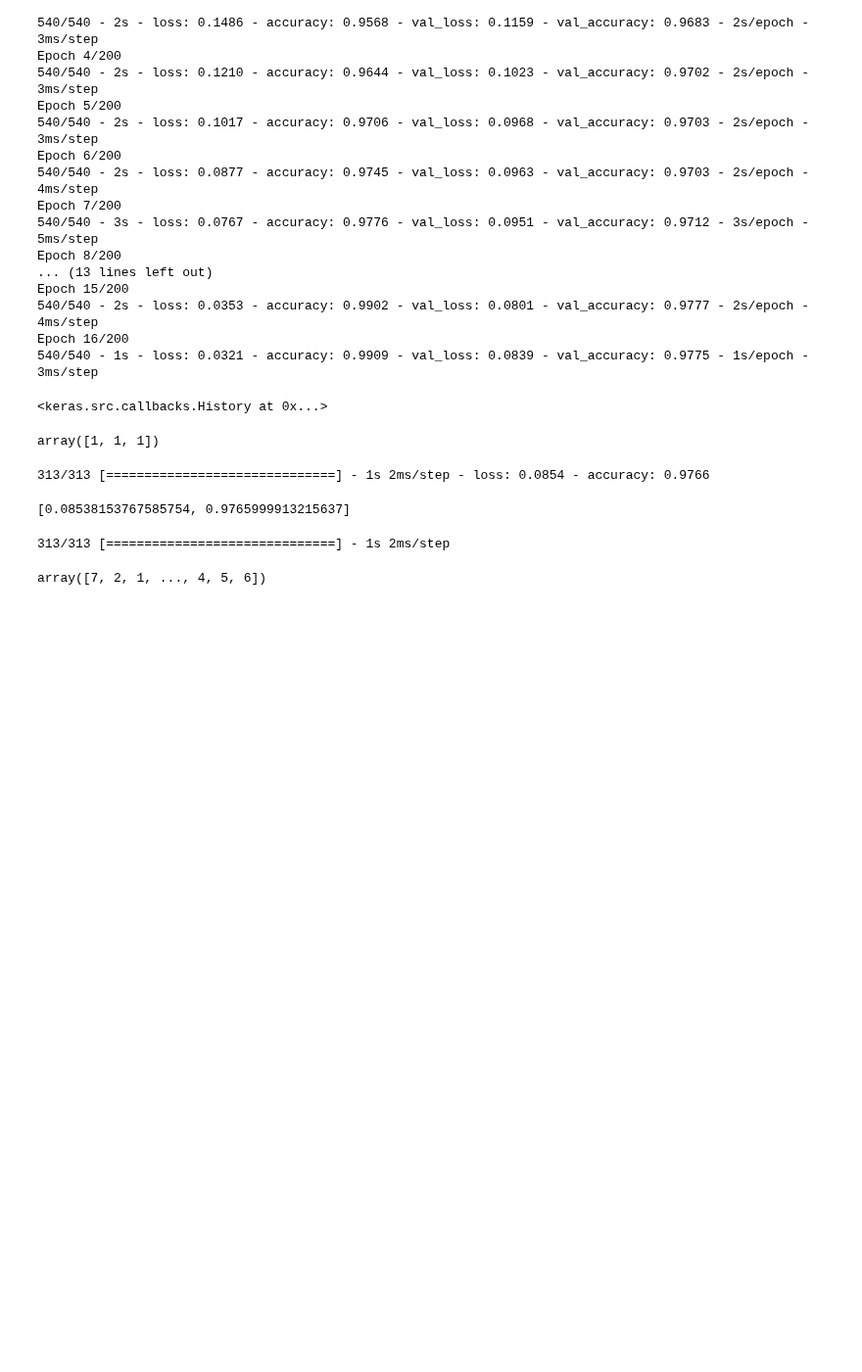
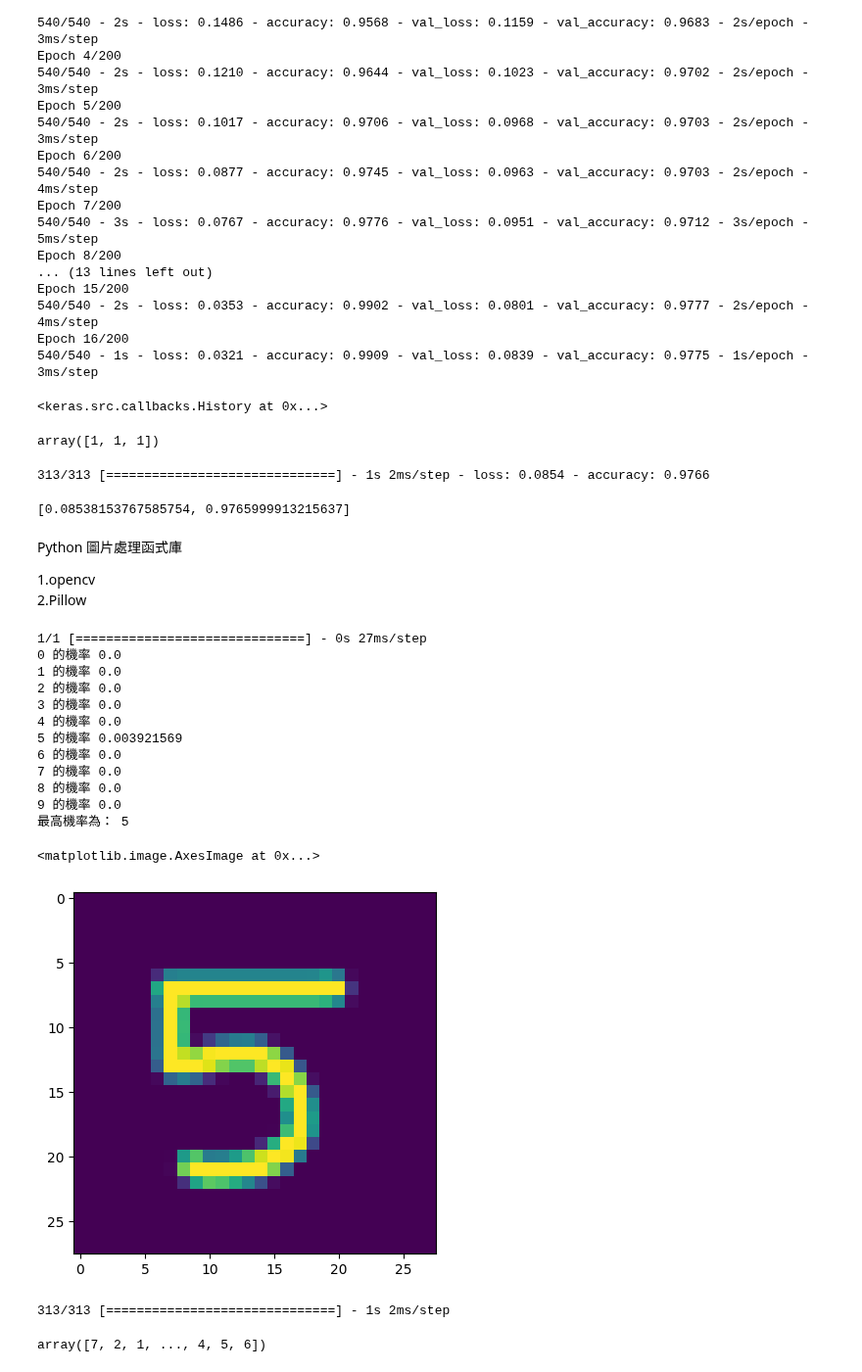
Before and after one commit to dorahs71/ml-course, a Jupyter notebook: mnist.ipynb, the cells around one changed output. Shown at 98% size. Cells and saved outputs as stored; diff of their text form; code cells hidden in the pictures; blank space fills up the shorter version.

```diff
--- a/mnist.ipynb
+++ b/mnist.ipynb
@@ -247,4 +247,47 @@ model.evaluate(x_test_scaled, y_test_onehot)
 # %% [output]
 313/313 [==============================] - 1s 2ms/step - loss: 0.0854 - accuracy: 0.9766
 [0.08538153767585754, 0.9765999913215637]
+# %% [markdown]
+Python 圖片處理函式庫
+
+1.opencv <br>
+2.Pillow
+# %%
+# 真的來試試自己寫的數字
+import matplotlib.pyplot as plt
+import numpy as np
+
+from PIL import Image
+
+fn = "test_mnist.png"
+img = Image.open(fn).resize((28,28)).convert("L") # convert L 轉灰階
+
+
+img_np = np.array(img)
+
+# !!! 這裡的 shape 必須跟一開始訓練的一樣
+img_np = img_np.reshape(1,784) # 1 筆 784 個輸入
+
+proba = model.predict(img_np)[0] / 255.0
+
+for i in range(10):
+  print(i, "的機率", proba[i])
+
+print("最高機率為：",proba.argmax())
+plt.imshow(img)
+# %% [output]
+1/1 [==============================] - 0s 27ms/step
+0 的機率 0.0
+1 的機率 0.0
+2 的機率 0.0
+3 的機率 0.0
+4 的機率 0.0
+5 的機率 0.003921569
+6 的機率 0.0
+7 的機率 0.0
+8 的機率 0.0
+9 的機率 0.0
+最高機率為： 5
+<matplotlib.image.AxesImage at 0x...>
+[figure, added]
 # %%
```
Also changed, not shown: parts of 4 cells of this notebook.
